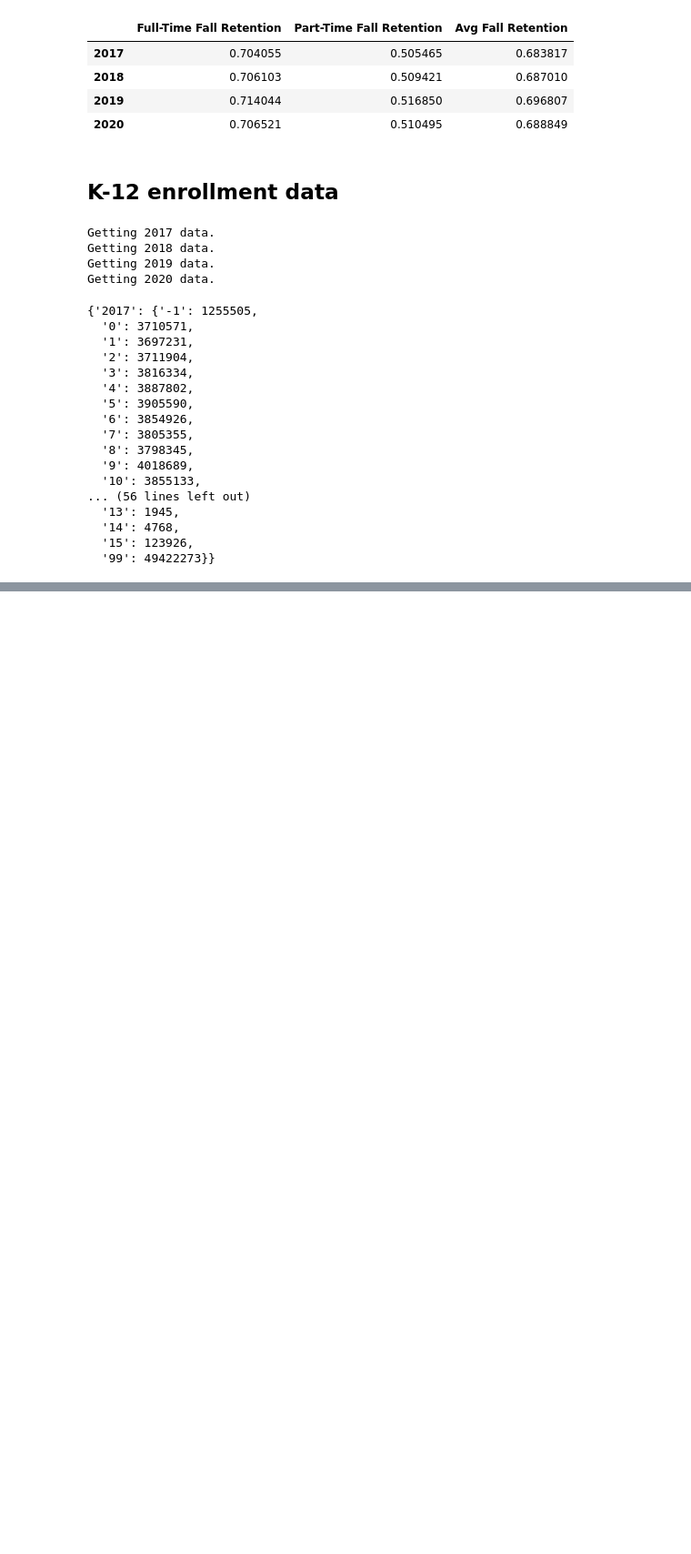
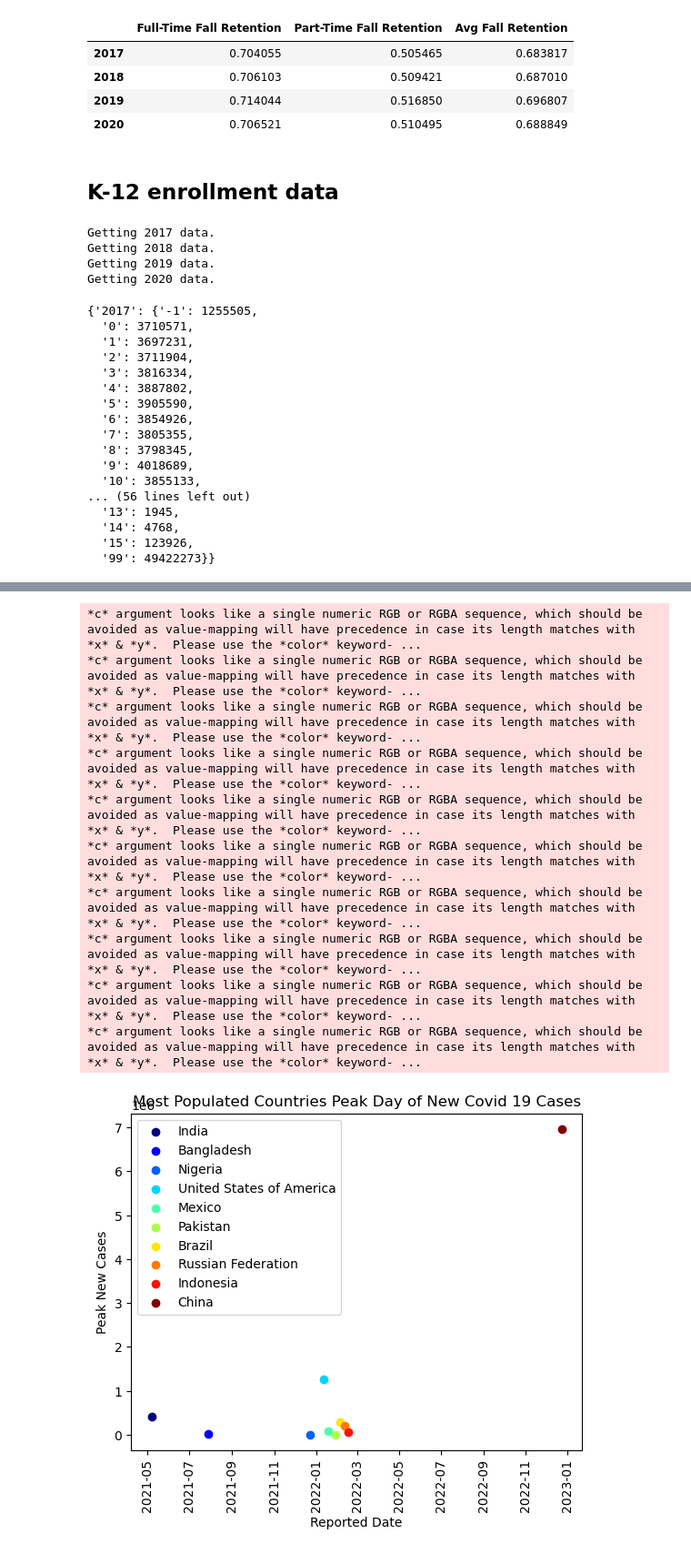
Before and after one commit to carsony123/Bootcamp-Project1, a Jupyter notebook: education_data.ipynb, the cells around one changed output, grey strips where cells are left out. Shown at 91% size. Saved outputs shown, nothing was run; the diff lists cells and outputs as text; code cells hidden in the pictures; blank space fills up the shorter version.

```diff
--- a/education_data.ipynb
+++ b/education_data.ipynb
@@ -275,0 +303,27 @@ k_12_enrollmentdata.to_csv("CSVfiles/k_12_data.csv", encoding="utf-8", index=Tru
+# %%
+# Read the CSV file into a data frame
+df2 = pd.read_csv("CSVfiles/WHO-COVID-19-global-data.csv")
+
+# Filter the data frame to only include the countries of interest
+countries = ['China', 'India', 'United States of America', 'Indonesia', 'Pakistan', 'Brazil', 'Nigeria', 'Bangladesh', 'Russian Federation', 'Mexico']
+df2 = df2[df2['Country'].isin(countries)]
+
+# Sort the data frame based on 'Country' and 'New_cases' in ascending and descending order respectively
+df2 = df2.sort_values(by=['Country', 'New_cases'], ascending=[True, False])
+
+# Drop duplicate entries for each country and keep only the first (highest) entry
+df2 = df2.drop_duplicates(subset='Country', keep='first')
+
+# Select only the 'Country', 'New_cases', and 'Date_reported' columns
+df2 = df2[['Country', 'New_cases', 'Date_reported']]
+
+# Rename the columns
+df2.columns = ['Country', 'Highest New Cases', 'Date_reported']
+
+# Set the index of the data frame to be the 'Country' column
+df2.set_index('Country', inplace=True)
+
+# Show the resulting data frame
+df2['Date_reported'] = pd.to_datetime(df2['Date_reported'], format='%Y-%m-%d')
+df2.sort_values(by='Date_reported', inplace=True)
+df2
@@ -275,0 +343,27 @@ k_12_enrollmentdata.to_csv("CSVfiles/k_12_data.csv", encoding="utf-8", index=Tru
+# %%
+# Create a list of scatter plots with different colors for each country
+scatters = []
+for i, country in enumerate(df2.index):
+    scatters.append(plt.scatter(df2.loc[country, 'Date_reported'], df2.loc[country, 'Highest New Cases'], c=plt.cm.jet(np.linspace(0,1,len(df2)))[i], label=country))
+
+# Add labels for the x-axis and y-axis
+plt.xticks(rotation=90)
+plt.xlabel('Reported Date')
+plt.ylabel('Peak New Cases')
+plt.title('Most Populated Countries Peak Day of New Covid 19 Cases')
+# Create the legend
+plt.legend(handles=scatters)
+# Show the plot
+plt.show()
+# %% [output]
+*c* argument looks like a single numeric RGB or RGBA sequence, which should be avoided as value-mapping will have precedence in case its length matches with *x* & *y*.  Please use the *color* keyword- ...
+*c* argument looks like a single numeric RGB or RGBA sequence, which should be avoided as value-mapping will have precedence in case its length matches with *x* & *y*.  Please use the *color* keyword- ...
+*c* argument looks like a single numeric RGB or RGBA sequence, which should be avoided as value-mapping will have precedence in case its length matches with *x* & *y*.  Please use the *color* keyword- ...
+*c* argument looks like a single numeric RGB or RGBA sequence, which should be avoided as value-mapping will have precedence in case its length matches with *x* & *y*.  Please use the *color* keyword- ...
+*c* argument looks like a single numeric RGB or RGBA sequence, which should be avoided as value-mapping will have precedence in case its length matches with *x* & *y*.  Please use the *color* keyword- ...
+*c* argument looks like a single numeric RGB or RGBA sequence, which should be avoided as value-mapping will have precedence in case its length matches with *x* & *y*.  Please use the *color* keyword- ...
+*c* argument looks like a single numeric RGB or RGBA sequence, which should be avoided as value-mapping will have precedence in case its length matches with *x* & *y*.  Please use the *color* keyword- ...
+*c* argument looks like a single numeric RGB or RGBA sequence, which should be avoided as value-mapping will have precedence in case its length matches with *x* & *y*.  Please use the *color* keyword- ...
+*c* argument looks like a single numeric RGB or RGBA sequence, which should be avoided as value-mapping will have precedence in case its length matches with *x* & *y*.  Please use the *color* keyword- ...
+*c* argument looks like a single numeric RGB or RGBA sequence, which should be avoided as value-mapping will have precedence in case its length matches with *x* & *y*.  Please use the *color* keyword- ...
+[figure, added]
```
Also changed, not shown: parts of 3 cells of this notebook, 9 other files.
